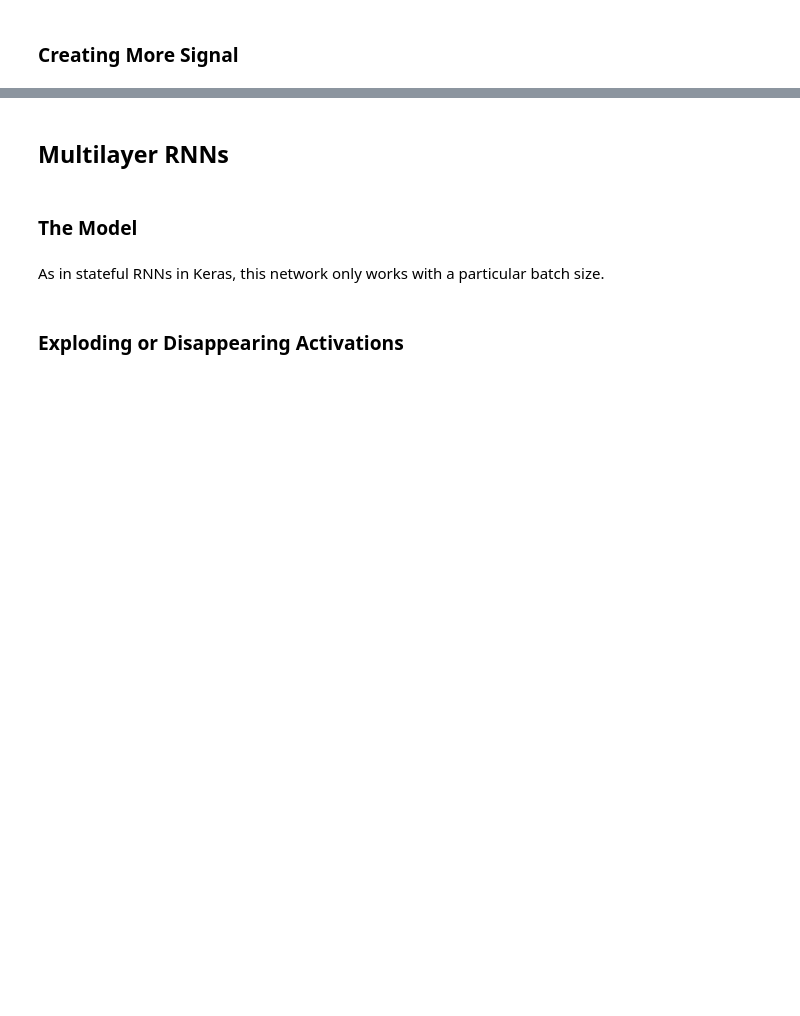
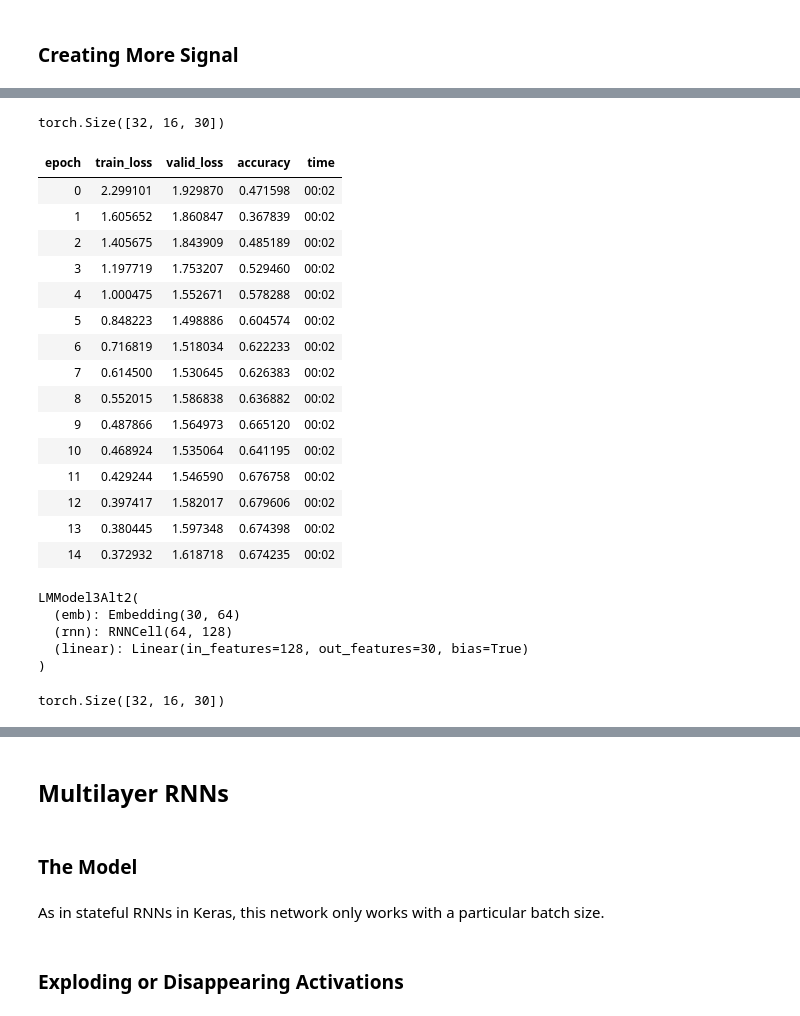
Before and after one commit to sambitmukherjee/fastbook, a Jupyter notebook: clean/12_nlp_dive.ipynb, the cells around one changed output, grey strips where cells are left out. Cells and saved outputs as stored; diff of their text form; code cells hidden in the pictures; blank space fills up the shorter version.

```diff
--- a/clean/12_nlp_dive.ipynb
+++ b/clean/12_nlp_dive.ipynb
@@ -509,5 +633,6 @@ m,bs,len(seqs)
 def group_chunks(ds, bs):
     m = len(ds) // bs
     new_ds = L()
-    for i in range(m): new_ds += L(ds[i + m*j] for j in range(bs))
+    for i in range(m):
+        new_ds += L(ds[i + m * j] for j in range(bs))
     return new_ds
@@ -525,9 +814,5 @@ learn.fit_one_cycle(10, 3e-3)
 ### Creating More Signal
 # %%
 sl = 16
-seqs = L((tensor(nums[i:i+sl]), tensor(nums[i+1:i+sl+1]))
-         for i in range(0,len(nums)-sl-1,sl))
-cut = int(len(seqs) * 0.8)
-dls = DataLoaders.from_dsets(group_chunks(seqs[:cut], bs),
-                             group_chunks(seqs[cut:], bs),
-                             bs=bs, drop_last=True, shuffle=False)
+seqs = L((tensor(nums[i:i + sl]), tensor(nums[i + 1:i + sl + 1])) for i in range(0, len(nums) - sl - 1, sl))
+seqs
@@ -560,0 +932,3 @@ learn.fit_one_cycle(15, 3e-3)
+# %%
+model_alt = LMModel3Alt(bs=bs, vocab_size=len(vocab), input_emb_size=64, hidden_size=128, nonlinearity='tanh', return_sequences=True)
+model_alt
@@ -560,0 +944,44 @@ learn.fit_one_cycle(15, 3e-3)
+# %%
+# Test:
+with torch.no_grad():
+    logits = model_alt(x)
+logits.shape
+# %% [output]
+torch.Size([32, 16, 30])
+# %%
+model_alt.reset()
+learn = Learner(dls, model_alt, loss_func=loss_func, metrics=accuracy, cbs=ModelResetter)
+learn.fit_one_cycle(15, 3e-3)
+# %% [output]
+| epoch | train_loss | valid_loss | accuracy | time |
+| 0 | 2.299101 | 1.929870 | 0.471598 | 00:02 |
+| 1 | 1.605652 | 1.860847 | 0.367839 | 00:02 |
+| 2 | 1.405675 | 1.843909 | 0.485189 | 00:02 |
+| 3 | 1.197719 | 1.753207 | 0.529460 | 00:02 |
+| 4 | 1.000475 | 1.552671 | 0.578288 | 00:02 |
+| 5 | 0.848223 | 1.498886 | 0.604574 | 00:02 |
+| 6 | 0.716819 | 1.518034 | 0.622233 | 00:02 |
+| 7 | 0.614500 | 1.530645 | 0.626383 | 00:02 |
+| 8 | 0.552015 | 1.586838 | 0.636882 | 00:02 |
+| 9 | 0.487866 | 1.564973 | 0.665120 | 00:02 |
+| 10 | 0.468924 | 1.535064 | 0.641195 | 00:02 |
+| 11 | 0.429244 | 1.546590 | 0.676758 | 00:02 |
+| 12 | 0.397417 | 1.582017 | 0.679606 | 00:02 |
+| 13 | 0.380445 | 1.597348 | 0.674398 | 00:02 |
+| 14 | 0.372932 | 1.618718 | 0.674235 | 00:02 |
+# %%
+model_alt2 = LMModel3Alt2(bs=bs, vocab_size=len(vocab), input_emb_size=64, hidden_size=128, nonlinearity='tanh', return_sequences=True)
+model_alt2
+# %% [output]
+LMModel3Alt2(
+  (emb): Embedding(30, 64)
+  (rnn): RNNCell(64, 128)
+  (linear): Linear(in_features=128, out_features=30, bias=True)
+)
+# %%
+# Test:
+with torch.no_grad():
+    logits = model_alt2(x)
+logits.shape
+# %% [output]
+torch.Size([32, 16, 30])
```
Also changed, not shown: parts of 66 cells of this notebook.
